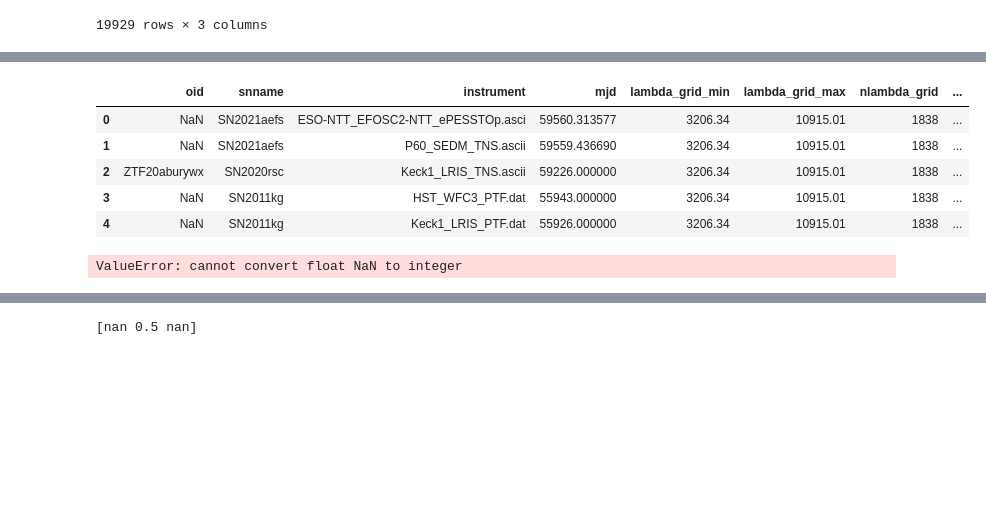
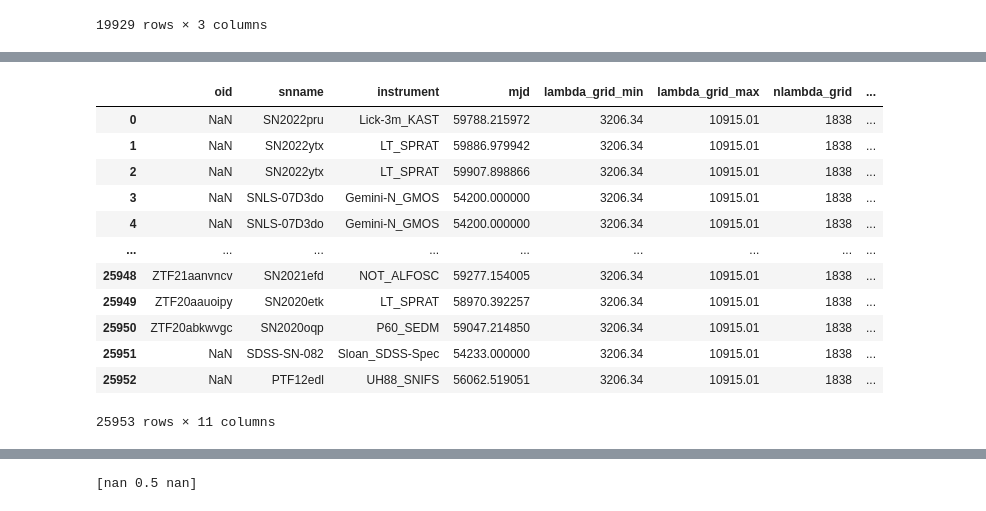
Before and after one commit to jurados/SNeMPhyVAE, a Jupyter notebook: spectra.ipynb, the cells around one changed output, grey strips where cells are left out. Saved outputs shown, nothing was run; the diff lists cells and outputs as text; code cells hidden in the pictures; blank space fills up the shorter version.

```diff
--- a/spectra.ipynb
+++ b/spectra.ipynb
@@ -942,7 +965,7 @@ conn = psycopg2.connect(dbname=params["dbname"], user=params["user"], host=param
 def ztf_crossmatch(conn, df, search_radius=1):
     '''
     conn: connection to database
-    df: external catalog dataframe (with columns id_source, ra, dec, redshift, true_label)
+    df: external catalog dataframe (with columns id_source, ra, dec)
     search_radius: external radius in arcsec (default=1)
 
     The output is a dataframe with the source id, ra, and dec,
@@ -950,39 +973,41 @@ def ztf_crossmatch(conn, df, search_radius=1):
     in degrees and the time of first detection according to the ALeRCE database
     '''
 
-    # fix the dataframe
+    # Preparar el dataframe
     objects = []
     for _, row in df.iterrows():
         objects.append(f"(\'{row.id_source}\', {row.ra}, {row.dec}, \'{row.redshift}\', \'{row.true_label}\')")
     objects_str = ",\n".join(objects)
 
-    # convert the radius into degrees
+    # Convertir el radio a grados
     search_radius = search_radius / 3600
 
-    # prepare the query
-    query = f"""
+    # Preparar el query
+    query = """
     WITH catalog (source_id, ra, dec, redshift, true_label) AS (
         VALUES
-            {objects_str}
+            {values}
     )
     SELECT
-        c.source_id, c.ra, c.dec, o.oid, o.meanra, o.meandec, q3c_dist(c.ra, c.dec, o.meanra, o.meandec) AS q3c_dist,
+        c.source_id, c.ra, c.dec, o.oid, o.meanra, o.meandec, q3c_dist(c.ra, c.dec, o.meanra, o.meandec),
         o.firstmjd,
         c.redshift, c.true_label
     FROM object o, catalog c
     WHERE
-        q3c_join(c.ra, c.dec, o.meanra, o.meandec, {search_radius})
+        q3c_join(c.ra, c.dec, o.meanra, o.meandec, {radius})
     """
 
-    # do the query
+    # Formatear el query final
+    query_str = query.format(values=objects_str, radius=search_radius)
+
+    # Ejecutar el query
     try:
-        matches = pd.read_sql(query, conn)
-        matches["dist_arcsec"] = matches.q3c_dist * 3600
+        matches = pd.read_sql(query_str,conn)
+        matches["q3c_dist"] = matches.q3c_dist * 3600
         matches.rename({"q3c_dist": "dist_arcsec"}, axis=1, inplace=True)
         return matches
-    except Exception as e:
-        print(f"Error accessing the database: {e}")
-        return None
+    except:
+        print("Error accessing the database. Most common causes are timeout errors or wrongly formatted input query.")
 # %%
 supernovae_metadata = pd.read_csv('./wiserep_spectra_metadata.csv',low_memory=False)
 supernovae_metadata.shape
@@ -1049,0 +1073,5 @@ AttributeError: 'Series' object has no attribute 'isnan'
+# %%
+results.source_id = results.source_id.replace('nan',np.nan)
+# %%
+results = results.dropna()
+results
@@ -1158,17 +1200,26 @@ master_dataframe
 # %%
 cross_master = master_dataframe.merge(crossmatched[['source_id','oid']], how='left', left_on='snname',right_on='source_id').drop('source_id',axis=1)
 cross_master = cross_master.merge(crossmatched[['Internal name','oid']], how='left', left_on='snname',right_on='Internal name', suffixes=('', '_new')).drop('Internal name',axis=1)
 cross_master['oid'] = cross_master['oid_new'].combine_first(cross_master['oid'])
 cross_master = cross_master.drop('oid_new',axis=1)
 cross_master = cross_master[['oid','snname', 'instrument', 'mjd', 'lambda_grid_min', 'lambda_grid_max',
        'nlambda_grid', 'lambda_data_min', 'lambda_data_max', 'flux_lambda',
        'e_flux_lambda']]
-cross_master.head()
+cross_master.reset_index(drop=True)
+cross_master.instrument = cross_master.instrument.apply(lambda x: ('_').join(x.split('_')[0:2]))
+cross_master
 # %% [output]
 |  | oid | snname | instrument | mjd | lambda_grid_min | lambda_grid_max | nlambda_grid | ... |
-| 0 | NaN | SN2021aefs | ESO-NTT_EFOSC2-NTT_ePESSTOp.asci | 59560.313577 | 3206.34 | 10915.01 | 1838 | ... |
-| 1 | NaN | SN2021aefs | P60_SEDM_TNS.ascii | 59559.436690 | 3206.34 | 10915.01 | 1838 | ... |
-| 2 | ZTF20aburywx | SN2020rsc | Keck1_LRIS_TNS.ascii | 59226.000000 | 3206.34 | 10915.01 | 1838 | ... |
-| 3 | NaN | SN2011kg | HST_WFC3_PTF.dat | 55943.000000 | 3206.34 | 10915.01 | 1838 | ... |
-| 4 | NaN | SN2011kg | Keck1_LRIS_PTF.dat | 55926.000000 | 3206.34 | 10915.01 | 1838 | ... |
+| 0 | NaN | SN2022pru | Lick-3m_KAST | 59788.215972 | 3206.34 | 10915.01 | 1838 | ... |
+| 1 | NaN | SN2022ytx | LT_SPRAT | 59886.979942 | 3206.34 | 10915.01 | 1838 | ... |
+| 2 | NaN | SN2022ytx | LT_SPRAT | 59907.898866 | 3206.34 | 10915.01 | 1838 | ... |
+| 3 | NaN | SNLS-07D3do | Gemini-N_GMOS | 54200.000000 | 3206.34 | 10915.01 | 1838 | ... |
+| 4 | NaN | SNLS-07D3do | Gemini-N_GMOS | 54200.000000 | 3206.34 | 10915.01 | 1838 | ... |
+| ... | ... | ... | ... | ... | ... | ... | ... | ... |
+| 25948 | ZTF21aanvncv | SN2021efd | NOT_ALFOSC | 59277.154005 | 3206.34 | 10915.01 | 1838 | ... |
+| 25949 | ZTF20aauoipy | SN2020etk | LT_SPRAT | 58970.392257 | 3206.34 | 10915.01 | 1838 | ... |
+| 25950 | ZTF20abkwvgc | SN2020oqp | P60_SEDM | 59047.214850 | 3206.34 | 10915.01 | 1838 | ... |
+| 25951 | NaN | SDSS-SN-082 | Sloan_SDSS-Spec | 54233.000000 | 3206.34 | 10915.01 | 1838 | ... |
+| 25952 | NaN | PTF12edl | UH88_SNIFS | 56062.519051 | 3206.34 | 10915.01 | 1838 | ... |
+25953 rows × 11 columns
 # %%
@@ -1176,9 +1226,0 @@ cross_master.to_pickle('spectra_ALeRCE20240630_x_wisrep_20240622.pkl')
-# %%
-master_dataframe_test = master_dataframe.set_index('snname')
-
-
-master_dataframe_test.iloc[supernovae_cross_names['Internal name']]
-#master_dataframe_test.iloc[results['source_id']]
-#master_dataframe.iloc[results['source_id']]
-# %% [output]
-ValueError: cannot convert float NaN to integer
```
Also changed, not shown: parts of 25 cells of this notebook, 2 other files.
